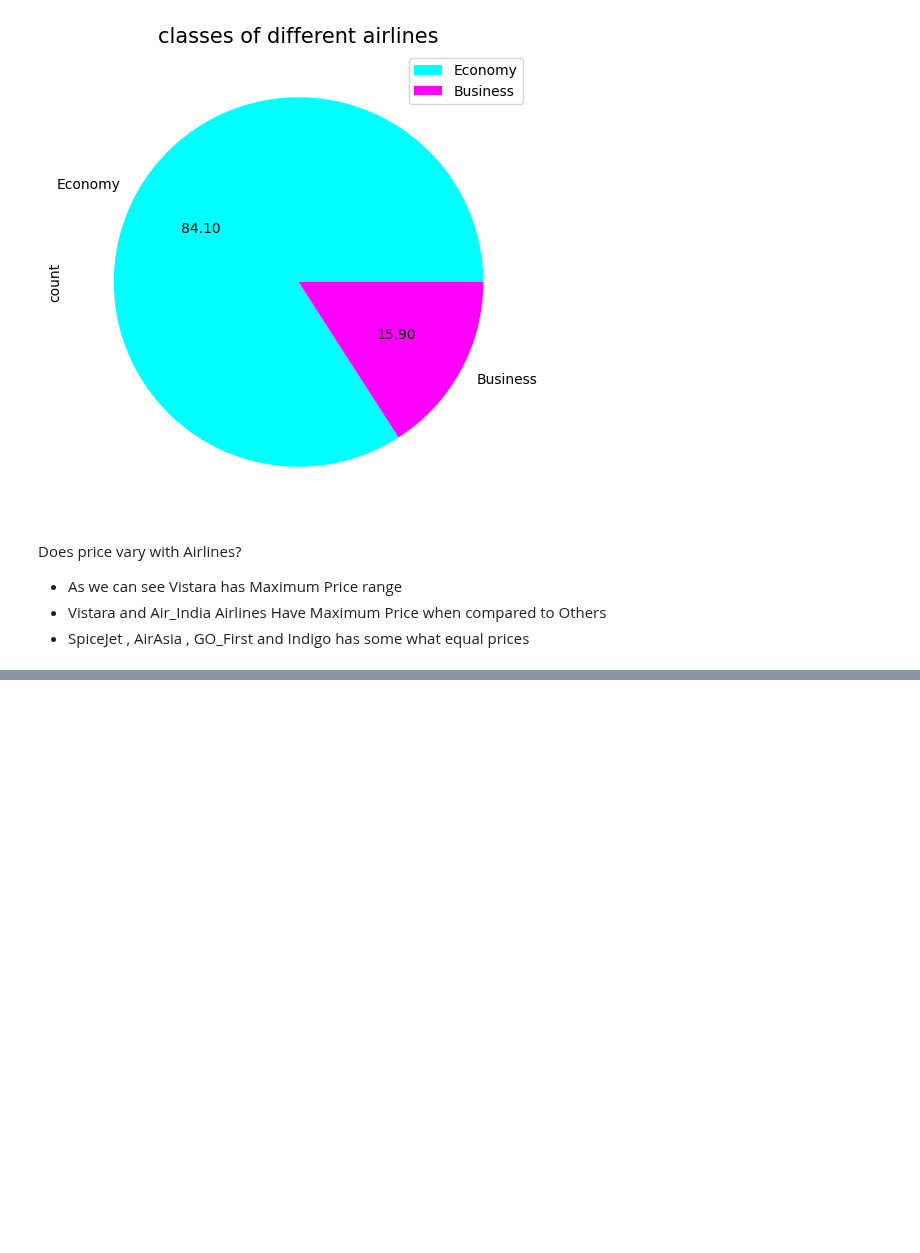
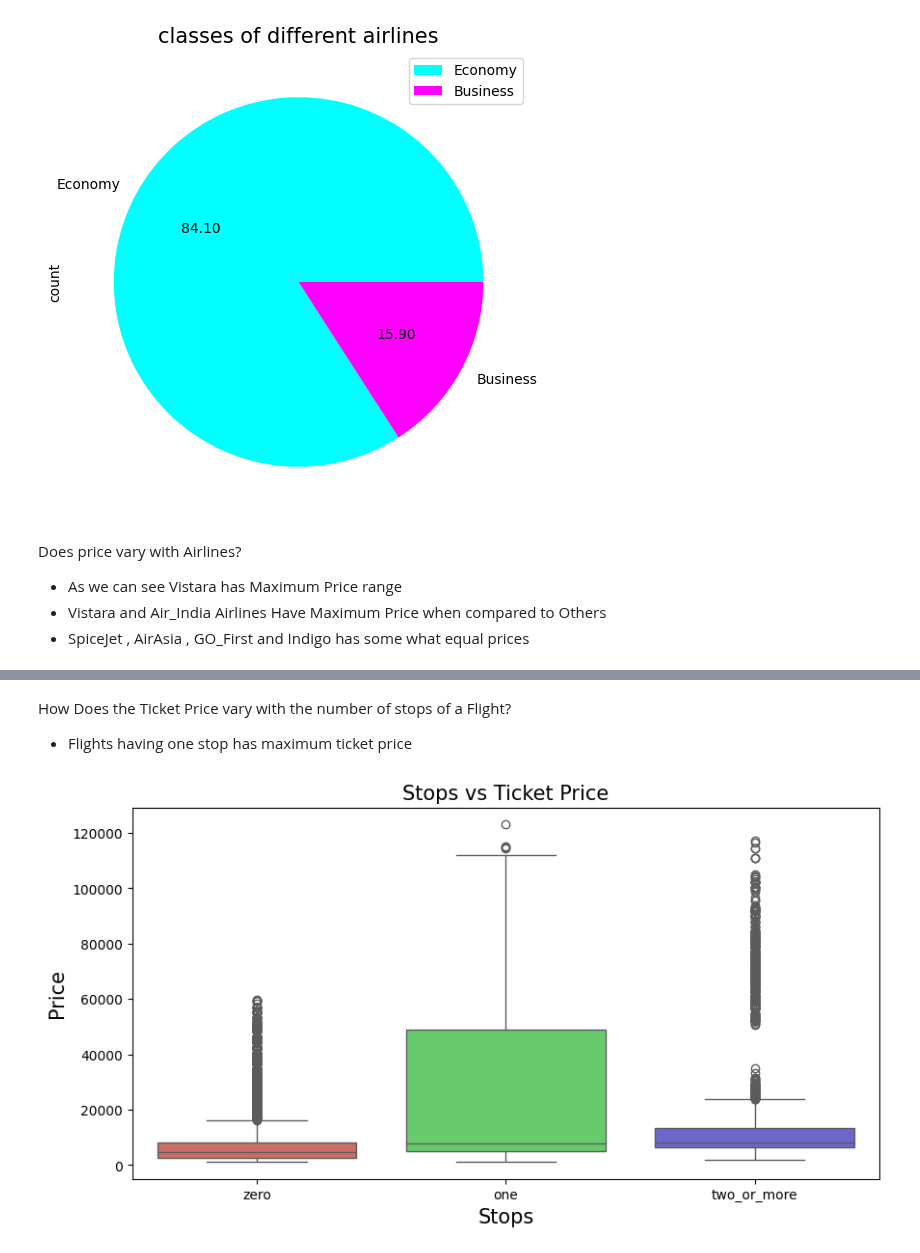
Before and after one commit to Praveenrpw/AI_ModelLab, a Jupyter notebook: flight_fare_prediction/flight_prediction.ipynb, the cells around one changed output, grey strips where cells are left out. Drawn from its saved outputs; the diff is of its cells as text; code cells hidden in the pictures; blank space fills up the shorter version.

```diff
--- a/flight_fare_prediction/flight_prediction.ipynb
+++ b/flight_fare_prediction/flight_prediction.ipynb
@@ -123,0 +146,13 @@ Does price vary with Airlines?
+# %% [markdown]
+How Does the Ticket Price vary with the number of stops of a Flight?
+
+*   Flights having one stop has maximum ticket price
+# %%
+plt.figure(figsize = (10, 5))
+sns.boxplot(x = 'stops', y = 'price', data = df, palette = 'hls')
+plt.title('Stops vs Ticket Price', fontsize = 15)
+plt.xlabel('Stops', fontsize = 15)
+plt.ylabel('Price', fontsize = 15)
+plt.show()
+# %% [output]
+[figure, added]
```
Also changed, not shown: parts of 8 cells of this notebook.
